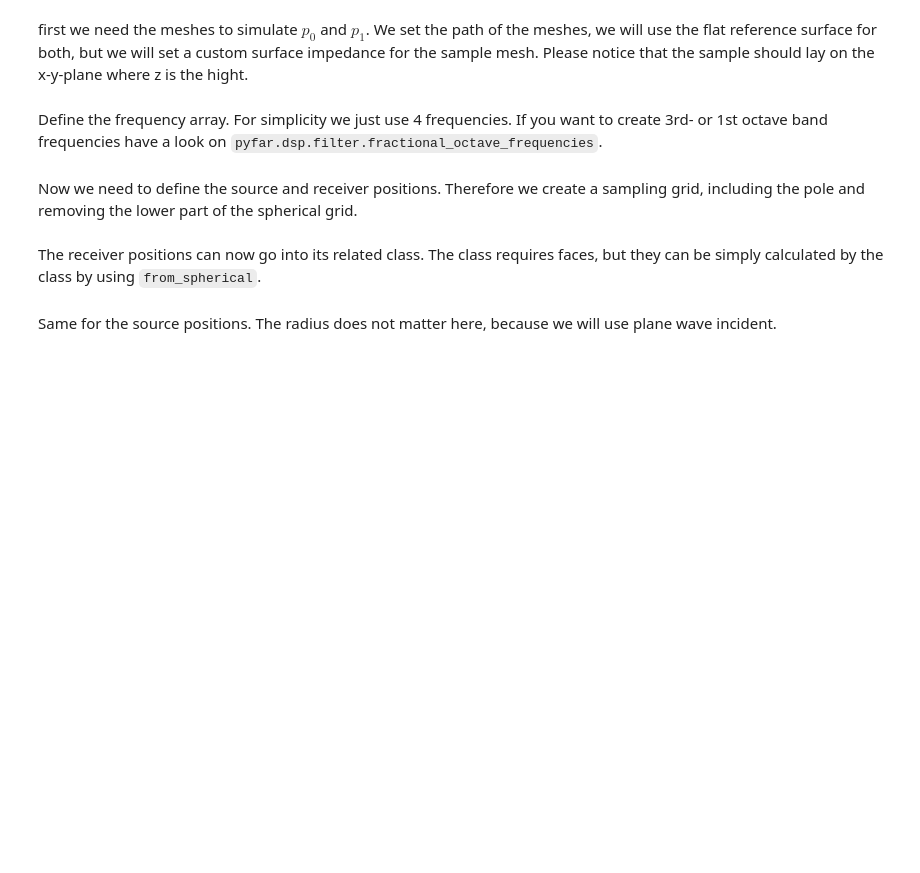
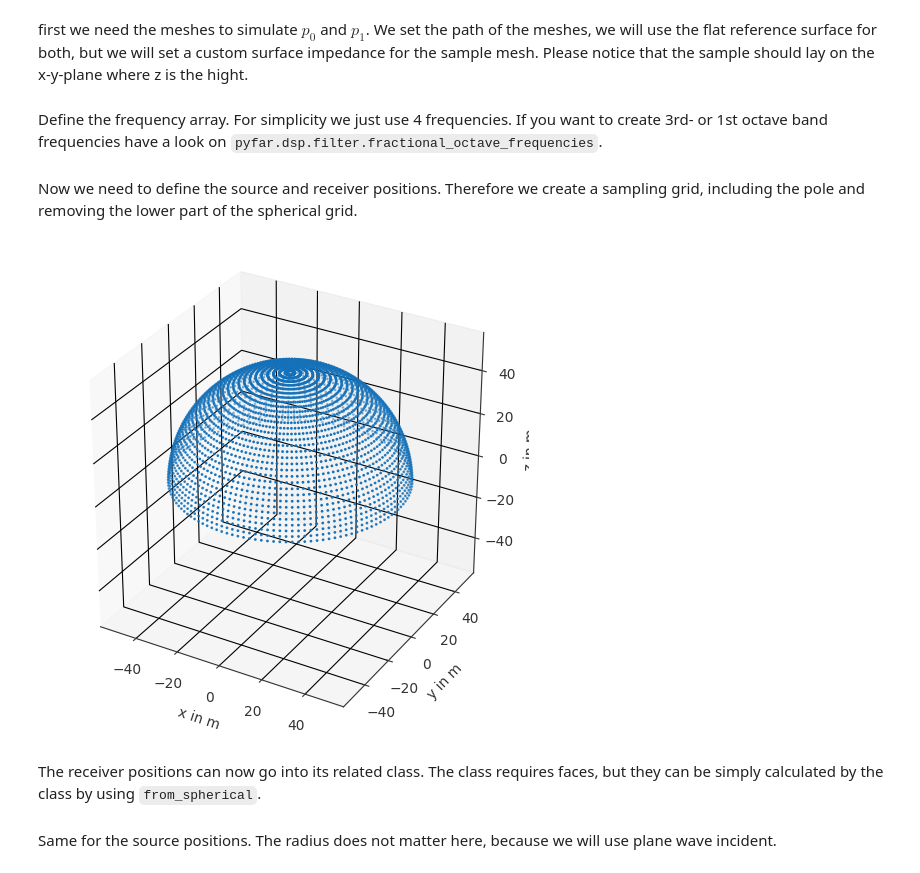
Before and after one commit to ahms5/Mesh2scattering, a Jupyter notebook: examples/demo_impedance.ipynb, the cells around one changed output. Cells and saved outputs as stored; diff of their text form; code cells hidden in the pictures; blank space fills up the shorter version.

```diff
--- a/examples/demo_impedance.ipynb
+++ b/examples/demo_impedance.ipynb
@@ -42,12 +42,14 @@ frequencies = np.array([500, 1000, 2000, 3000, 4000])
 # %% [markdown]
 Now we need to define the source and receiver positions. Therefore we create a sampling grid, including the pole and removing the lower part of the spherical grid.
 # %%
-receiver_radius = 80
+receiver_radius = 50
 receiverPoints = pf.samplings.sph_gaussian(
-    sh_order=101, radius=receiver_radius)
+    sh_order=63, radius=receiver_radius)
 receiverPoints = receiverPoints[receiverPoints.colatitude < np.pi/2]
 receiverPoints.show()
 plt.show()
+# %% [output]
+[figure, added]
 # %% [markdown]
 The receiver positions can now go into its related class. The class requires faces, but they can be simply calculated by the class by using ``from_spherical``.
 # %%
```
Also changed, not shown: parts of 9 cells of this notebook.
